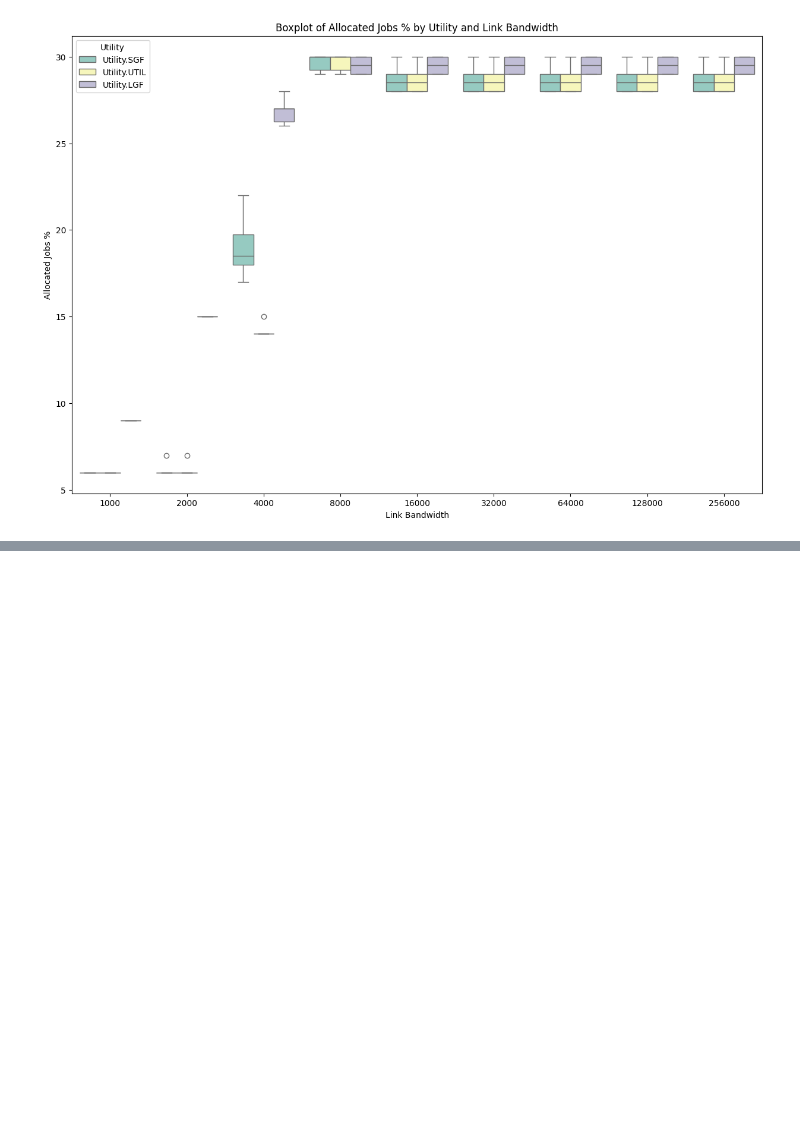
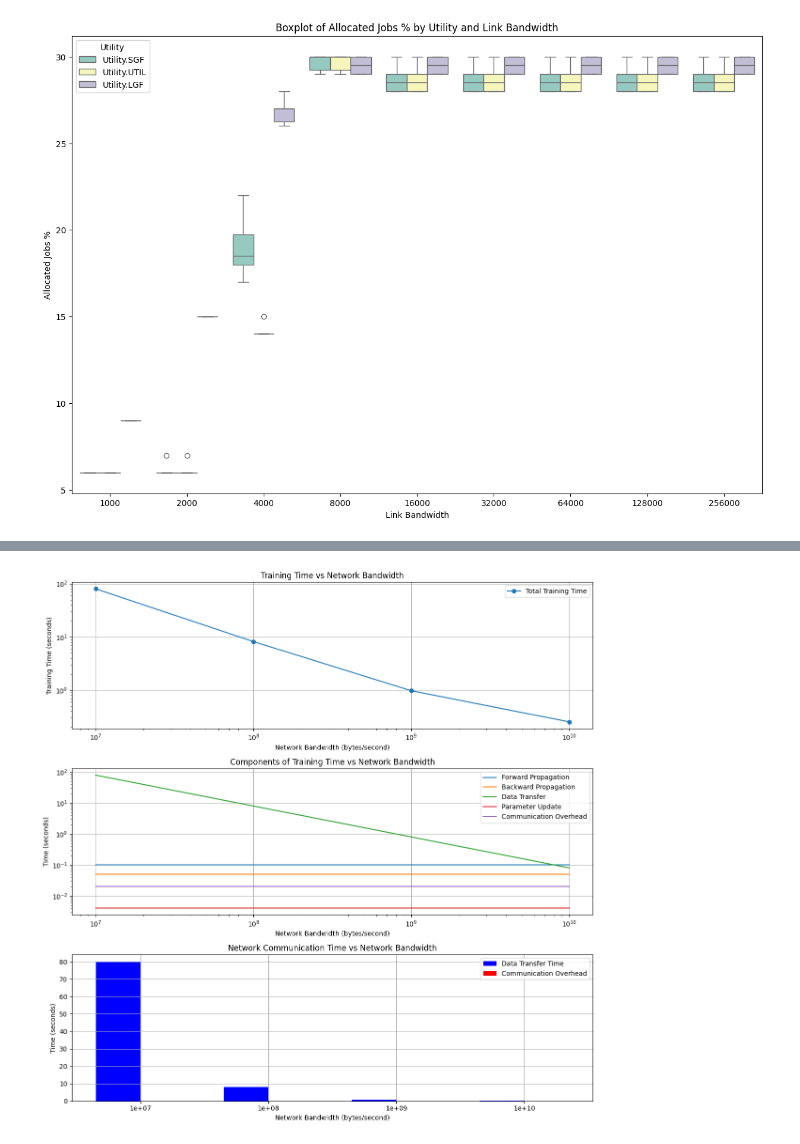
Before and after one commit to pintauroo/PlebyNet, a Jupyter notebook: plot.ipynb, the cells around one changed output, grey strips where cells are left out. Saved outputs shown, nothing was run; the diff lists cells and outputs as text; code cells hidden in the pictures; blank space fills up the shorter version.

```diff
--- a/plot.ipynb
+++ b/plot.ipynb
@@ -445,0 +554,94 @@ plot_combined_boxplots(data)
+# %%
+import numpy as np
+import matplotlib.pyplot as plt
+
+# Parameters
+T_forward = 0.1  # Forward propagation time (seconds)
+T_back = 0.05  # Backward propagation time (seconds)
+w = 10  # Number of workers
+p = 5  # Number of parameter servers
+S = 1e9  # Model size in bytes (1 GB)
+T_update = 0.01  # Parameter update time (seconds)
+delta = 0.001  # Communication overhead coefficient for workers
+delta_prime = 0.002  # Communication overhead coefficient for parameter servers
+
+# Bandwidth capacities to simulate congestion (selecting fewer points for clarity in bar plot)
+bandwidths = np.array([1e7, 1e8, 1e9, 1e10])  # From 10 MB/s to 10 GB/s
+
+# Number of workers per parameter server
+w_prime = w / p
+
+# Function to calculate different components of training time for a given bandwidth
+def calculate_training_time_components(B):
+    rho = B / w_prime
+    data_transfer_time = 2 * S * w_prime / (p * B)
+    update_time = T_update * w_prime / p
+    communication_overhead = delta * w + delta_prime * p
+    total_time = T_forward + T_back + data_transfer_time + update_time + communication_overhead
+    return {
+        'total': total_time,
+        'forward': T_forward,
+        'backward': T_back,
+        'data_transfer': data_transfer_time,
+        'update': update_time,
+        'communication': communication_overhead
+    }
+
+# Calculate training times for different bandwidths
+training_times = [calculate_training_time_components(B) for B in bandwidths]
+
+# Extract different components
+total_times = [t['total'] for t in training_times]
+forward_times = [t['forward'] for t in training_times]
+backward_times = [t['backward'] for t in training_times]
+data_transfer_times = [t['data_transfer'] for t in training_times]
+update_times = [t['update'] for t in training_times]
+communication_times = [t['communication'] for t in training_times]
+
+# Plotting the results
+plt.figure(figsize=(12, 12))
+
+# Total training time plot
+plt.subplot(3, 1, 1)
+plt.plot(bandwidths, total_times, marker='o', label='Total Training Time')
+plt.xscale('log')
+plt.yscale('log')
+plt.xlabel('Network Bandwidth (bytes/second)')
+plt.ylabel('Training Time (seconds)')
+plt.title('Training Time vs Network Bandwidth')
+plt.grid(True)
+plt.legend()
+
+# Components of training time plot
+plt.subplot(3, 1, 2)
+plt.plot(bandwidths, forward_times, label='Forward Propagation')
+plt.plot(bandwidths, backward_times, label='Backward Propagation')
+plt.plot(bandwidths, data_transfer_times, label='Data Transfer')
+plt.plot(bandwidths, update_times, label='Parameter Update')
+plt.plot(bandwidths, communication_times, label='Communication Overhead')
+plt.xscale('log')
+plt.yscale('log')
+plt.xlabel('Network Bandwidth (bytes/second)')
+plt.ylabel('Time (seconds)')
+plt.title('Components of Training Time vs Network Bandwidth')
+plt.grid(True)
+plt.legend()
+
+# Bar plot for communication times
+plt.subplot(3, 1, 3)
+bar_width = 0.35
+indices = np.arange(len(bandwidths))
+
+plt.bar(indices, data_transfer_times, bar_width, label='Data Transfer Time', color='b')
+plt.bar(indices + bar_width, communication_times, bar_width, label='Communication Overhead', color='r')
+plt.xticks(indices + bar_width / 2, [f'{b:.0e}' for b in bandwidths])
+plt.xlabel('Network Bandwidth (bytes/second)')
+plt.ylabel('Time (seconds)')
+plt.title('Network Communication Time vs Network Bandwidth')
+plt.legend()
+plt.grid(True)
+
+plt.tight_layout()
+plt.show()
+# %% [output]
+[figure, added]
```
Also changed, not shown: parts of 10 cells of this notebook, 7 other files.
